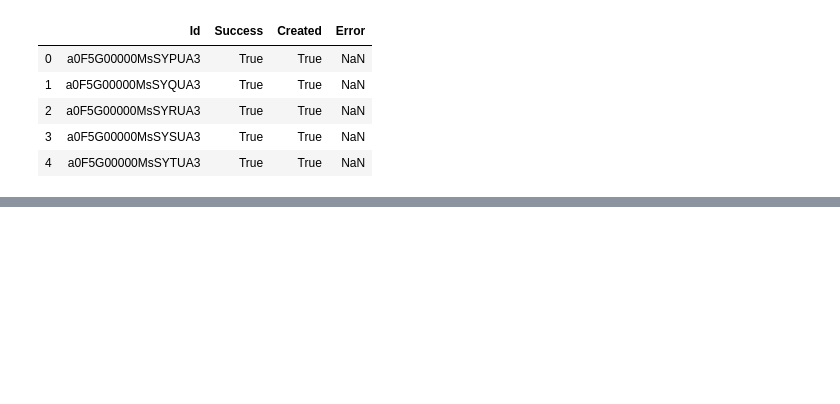
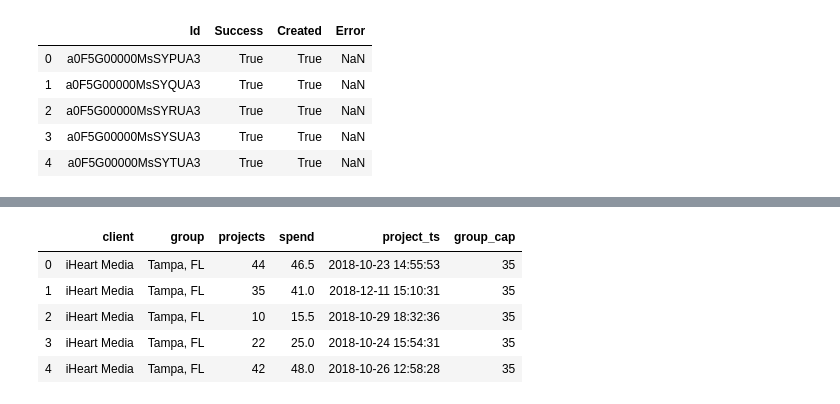
Before and after one commit to ajcoates/work_files, a Jupyter notebook: salesforce_reports_manipulations.ipynb, the cells around one changed output, grey strips where cells are left out. Cells and saved outputs as stored; diff of their text form; code cells hidden in the pictures; blank space fills up the shorter version.

```diff
--- a/salesforce_reports_manipulations.ipynb
+++ b/salesforce_reports_manipulations.ipynb
@@ -2,18 +2,29 @@
 import pandas as pd
 import numpy as np
 import re
+import time
 pd.set_option('display.max_columns', None)
 pd.set_option('display.max_rows', None)
 
-df = pd.DataFrame(pd.read_csv('March iHeart Everyone HR Pull.xlsx - Sheet1.csv'))
-empl_roll = pd.DataFrame(pd.read_csv('CR Indexed Worker Roster - Sales 2021-01-04 19_16 CST.xlsx - Sheet1.csv'))
-user_df = pd.DataFrame(pd.read_csv('ihm_users.csv'))
-market_owners = pd.DataFrame(pd.read_csv('ihm_account_management.csv'))
+empl_roll = pd.DataFrame(pd.read_excel('/Users/arlisscoates/Documents/salesforce_reports_manipulations_files/CR Indexed Worker Roster - 07-01.xlsx'))
+user_df = pd.DataFrame(pd.read_csv('/Users/arlisscoates/Documents/salesforce_reports_manipulations_files/ihm_users.csv'))
+market_owners = pd.DataFrame(pd.read_csv('/Users/arlisscoates/Documents/salesforce_reports_manipulations_files/ihm_account_management.csv'))
 workday = pd.DataFrame(pd.read_csv('usersChanges_2021_02_15_11_54.csv'))
-revenue = pd.DataFrame(pd.read_csv('report1619705426780.csv'))
-projects = pd.DataFrame(pd.read_csv('iheart_projects.csv', error_bad_lines=False))
-newhr = pd.DataFrame(pd.read_csv('March iHeart Everyone HR Pull.xlsx - Sheet1.csv'))
-accounts = pd.DataFrame(pd.read_csv('report1618865683080.csv'))['Account Name']
-ids = pd.DataFrame(pd.read_csv('report1621283786609.csv'))
+revenue = pd.DataFrame(pd.read_csv('/Users/arlisscoates/Documents/salesforce_reports_manipulations_files/report1624978643517 - report1624978643517.csv'))
+projects = pd.DataFrame(pd.read_csv('/Users/arlisscoates/Documents/salesforce_reports_manipulations_files/ihm_projects.csv', error_bad_lines=False))
+newhr = pd.DataFrame(pd.read_csv('/Users/arlisscoates/Documents/salesforce_reports_manipulations_files/March iHeart Everyone HR Pull.xlsx - Sheet1.csv'))
+accounts = pd.DataFrame(pd.read_csv('/Users/arlisscoates/Documents/salesforce_reports_manipulations_files/report1618865683080.csv'))['Account Name']
+ids = pd.DataFrame(pd.read_csv('/Users/arlisscoates/Documents/salesforce_reports_manipulations_files/report1624395738435.csv'))
+markets_spend = pd.DataFrame(pd.read_csv('/Users/arlisscoates/Documents/salesforce_reports_manipulations_files/iheart_markets_spend.csv'))
+user_ids = pd.DataFrame(data={'salesforce_user': ['Arliss Coates', 'Ashley McCarthy', 'Mariana Trevino', 'Jenny Donheiser',
+           'James Donahue'], 'salesforce_user_id': ['005f4000004vNz7', '005f4000002nHZR', '005f4000005XlFt', '005f4000004DvNw', '005f4000002sCJ5']})
+product_ids = pd.DataFrame(pd.read_csv('/Users/arlisscoates/Documents/salesforce_reports_manipulations_files/report1626385418073.csv')).drop_duplicates(
+    subset=['Product: Product Name'])
+newmonday = pd.DataFrame(pd.read_excel('/Users/arlisscoates/Downloads/iHM_Usage_Reports_1626371425.xlsx'))
+newmonday.columns = newmonday.iloc[1]
+newmonday.drop(newmonday.index[:3],axis=0,inplace=True)
+newmonday.drop(newmonday.index[153:],axis=0,inplace=True)
+newmonday = newmonday[['Name','Owner']]
+
 print('The shape of revenue is: ' + str(revenue.shape))
 # %% [output]
@@ -380,0 +519,9 @@ revenue.head()
+# %%
+markets_spend.head()
+# %% [output]
+|  | client | group | projects | spend | project_ts | group_cap |
+| 0 | iHeart Media | Tampa, FL | 44 | 46.5 | 2018-10-23 14:55:53 | 35 |
+| 1 | iHeart Media | Tampa, FL | 35 | 41.0 | 2018-12-11 15:10:31 | 35 |
+| 2 | iHeart Media | Tampa, FL | 10 | 15.5 | 2018-10-29 18:32:36 | 35 |
+| 3 | iHeart Media | Tampa, FL | 22 | 25.0 | 2018-10-24 15:54:31 | 35 |
+| 4 | iHeart Media | Tampa, FL | 42 | 48.0 | 2018-10-26 12:58:28 | 35 |
```
Also changed, not shown: parts of 45 cells of this notebook.
